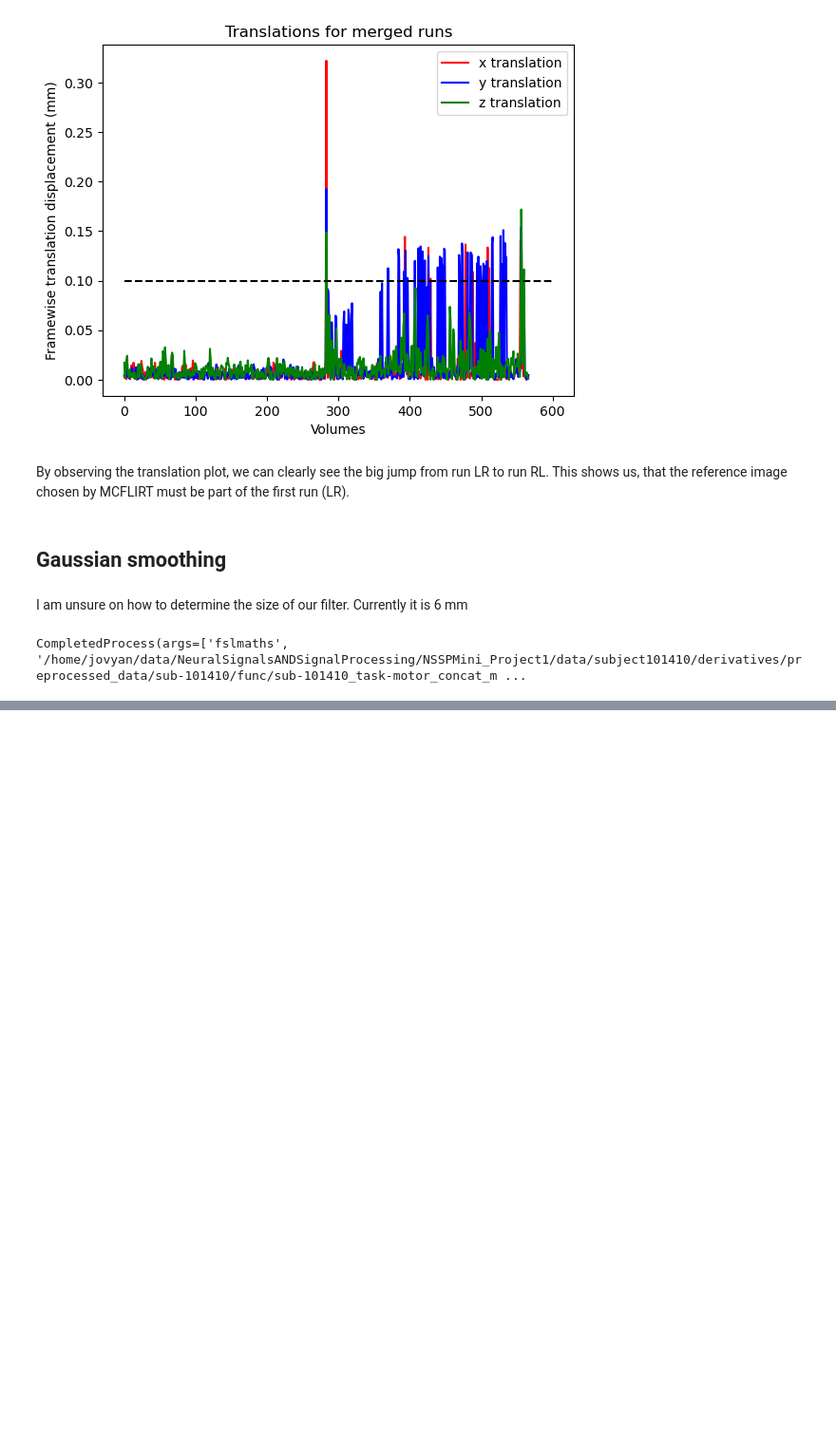
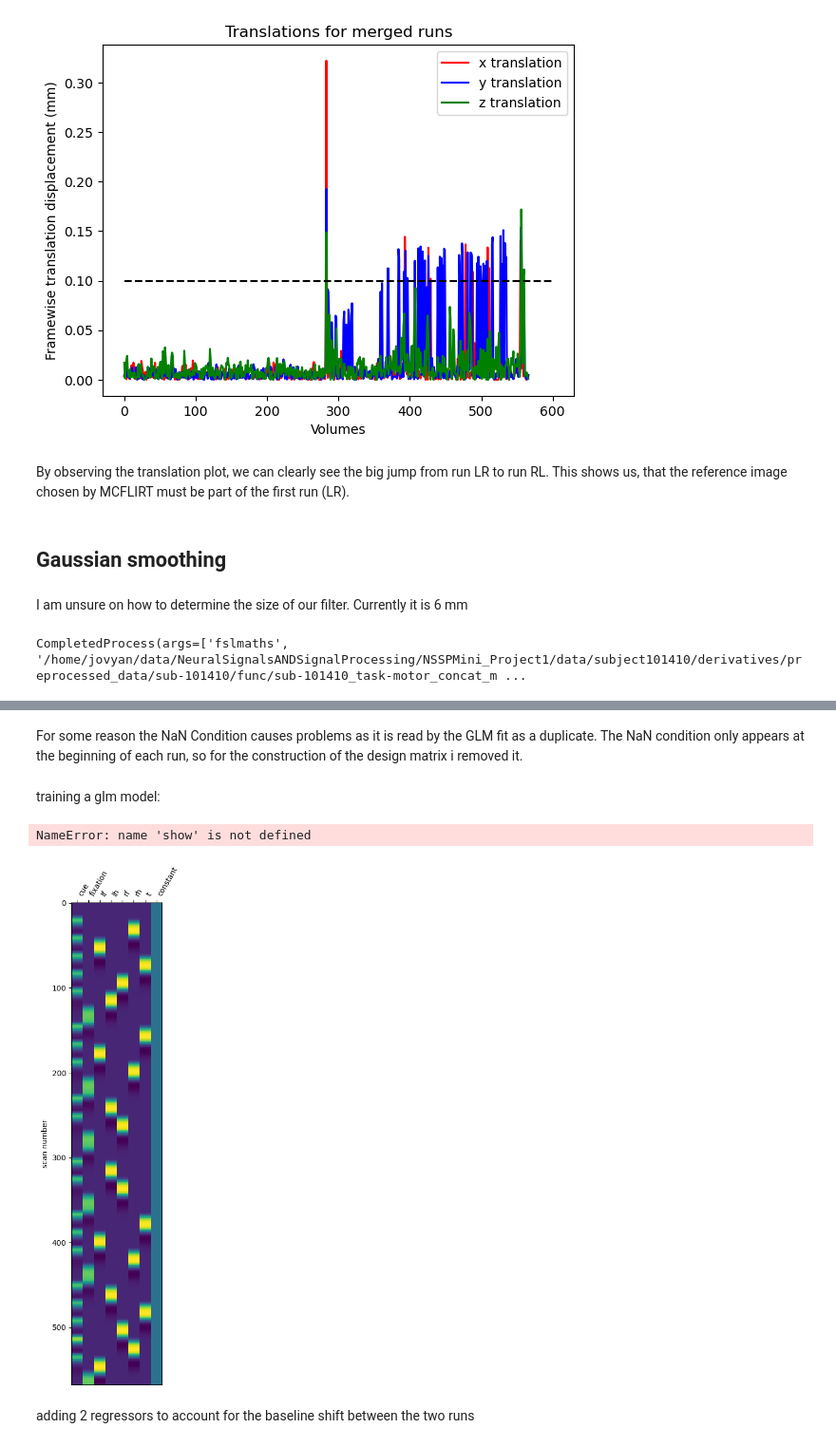
Before and after one commit to Rose-Kapps/NSSPMini_Project1, a Jupyter notebook: mini_project_1.ipynb, the cells around one changed output, grey strips where cells are left out. Shown: that part at 95% size. Cells and saved outputs as stored; diff of their text form; code cells hidden in the pictures; blank space fills up the shorter version.

Commit message:
first draft of GLM

```diff
--- a/mini_project_1.ipynb
+++ b/mini_project_1.ipynb
@@ -539,0 +568,5 @@ fsleyesDisplay.load(smoothed_path)
+# %%
+events_path = os.path.join(preproc_root, 'sub-101410', 'func', 'sub-101410_task-motor_concat_events.tsv')
+events = pd.read_csv(events_path, sep="\t")
+print(events.columns)
+events
@@ -539,0 +592,36 @@ fsleyesDisplay.load(smoothed_path)
+# %% [markdown]
+For some reason the NaN Condition causes problems as it is read by the GLM fit as a duplicate. The NaN condition only appears at the beginning of each run, so for the construction of the design matrix i removed it.
+# %%
+# Drop NaNs in condition/trial_type
+events_clean = events.dropna(subset=['condition']).copy()
+
+# Rename column for Nilearn
+events_clean.rename(columns={'condition': 'trial_type'}, inplace=True)
+# %% [markdown]
+training a glm model:
+# %%
+# Rename the column 'condition' -> 'trial_type'
+events_clean.rename(columns={'condition': 'trial_type'}, inplace=True)
+
+from nilearn.glm.first_level import make_first_level_design_matrix, FirstLevelModel
+fmri_img = nib.load(op.join(preproc_root, 'sub-101410', 'func', 'sub-101410_task-motor_concat.nii.gz'))
+# Specify what sort of GLM we want (nature of the noise, repetition time of the data and other parameters)
+fmri_glm = FirstLevelModel(t_r=0.72,
+                           noise_model='ar1',
+                           standardize=False,
+                           hrf_model='spm',
+                           drift_model=None,
+                           high_pass=.01,
+                          )
+
+# Fit the model to our design and data
+fmri_glm = fmri_glm.fit(fmri_img, events_clean)
+# %%
+from nilearn.plotting import plot_design_matrix
+plot_design_matrix(fmri_glm.design_matrices_[0])
+show()
+# %% [output]
+NameError: name 'show' is not defined
+[figure, added]
+# %% [markdown]
+adding 2 regressors to account for the baseline shift between the two runs
```
Also changed, not shown: parts of 9 cells of this notebook.
